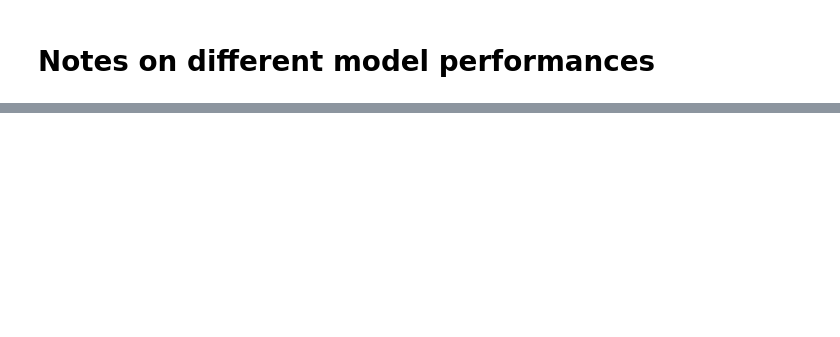
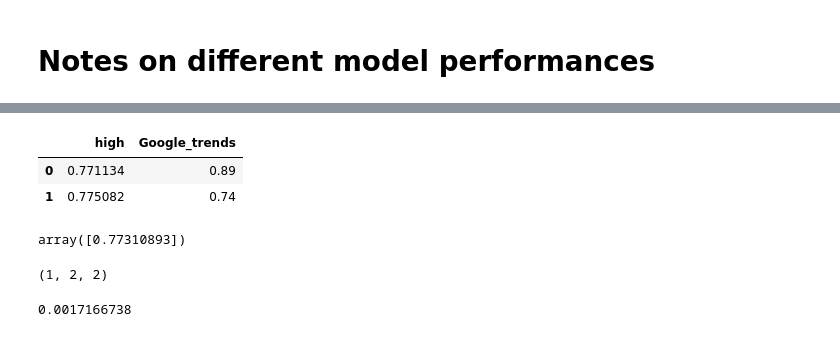
Before and after one commit to modverre/crypto_prediction, a Jupyter notebook: notebooks/RNN_Model_Env.ipynb, the cells around one changed output, grey strips where cells are left out. Drawn from its saved outputs; the diff is of its cells as text; code cells hidden in the pictures; blank space fills up the shorter version.

```diff
--- a/notebooks/RNN_Model_Env.ipynb
+++ b/notebooks/RNN_Model_Env.ipynb
@@ -278,0 +293,7 @@ eval_df
+# %%
+df_pred = pd.DataFrame(X_test[0], columns= ["high", "Google_trends"])
+df_pred
+# %% [output]
+|  | high | Google_trends |
+| 0 | 0.771134 | 0.89 |
+| 1 | 0.775082 | 0.74 |
@@ -278,0 +330,16 @@ eval_df
+# %%
+pred = model.predict(df_pred_preproc)
+prediction = inverse_scaler(pred, scaler)[0][0]
+
+prediction
+# %% [output]
+array([0.77310893])
+# %%
+df_pred_preproc.shape
+# %% [output]
+(1, 2, 2)
+# %%
+pred = model.predict(df_pred_preproc)[0][0]
+pred
+# %% [output]
+0.0017166738
```
Also changed, not shown: parts of 10 cells of this notebook, 3 other files.
